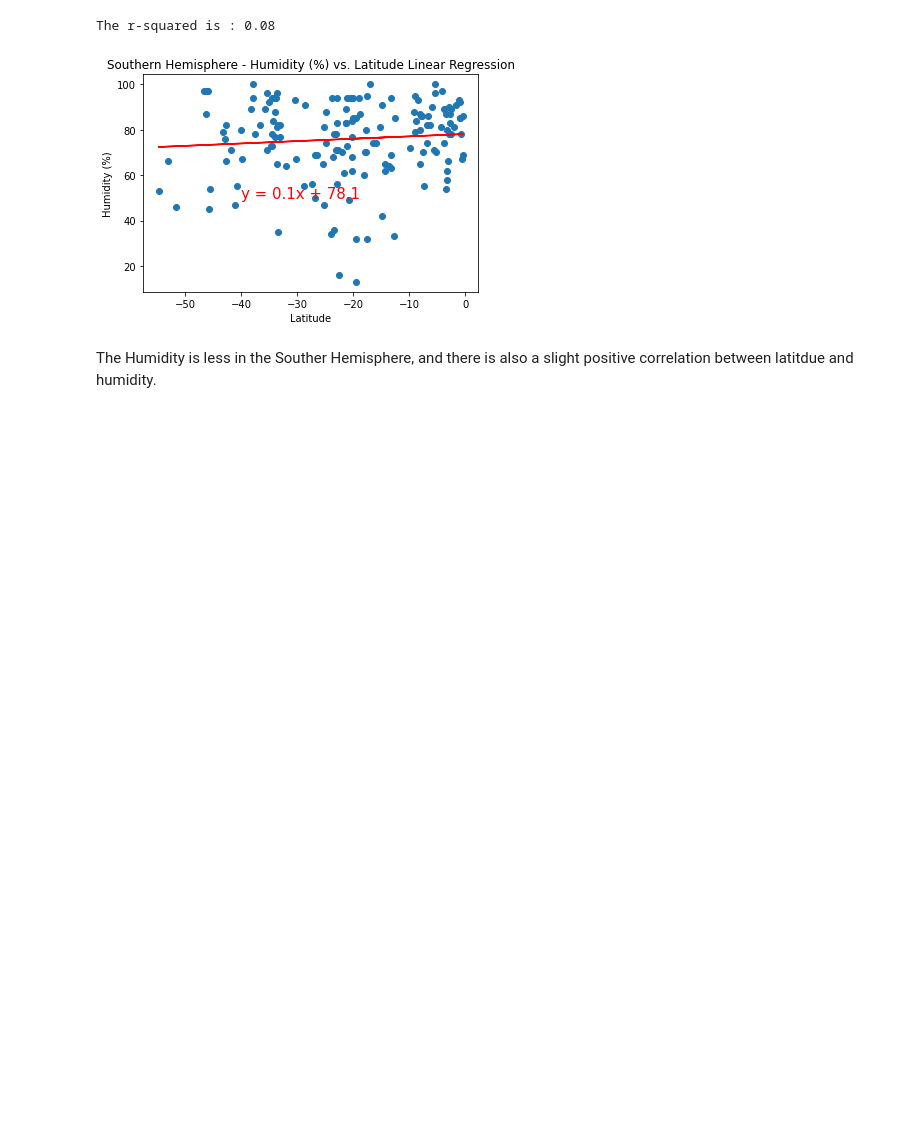
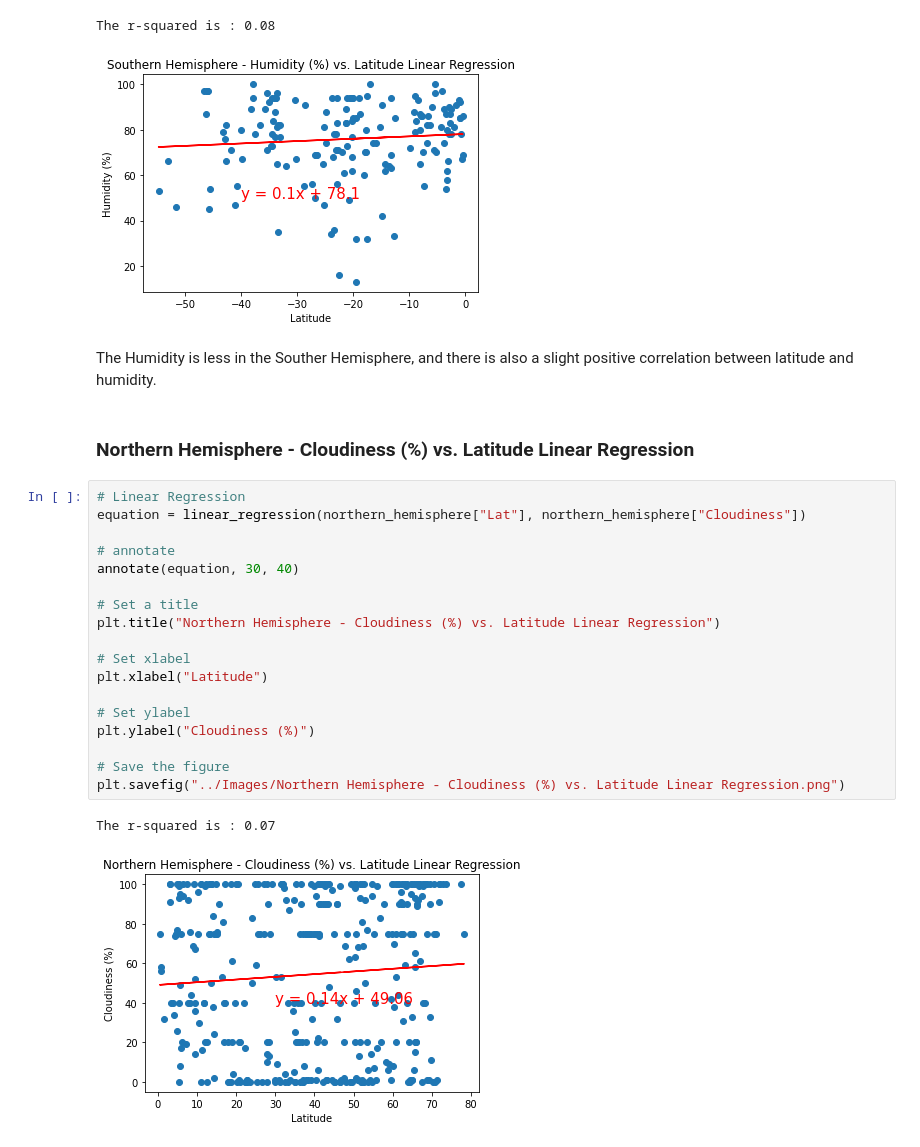
Before and after one commit to dejayru/python-api-chanllenge, a Jupyter notebook: WeatherPy/WeatherPy.ipynb, the cells around one changed output. Cells and saved outputs as stored; diff of their text form; blank space fills up the shorter version.

Commit message:
Cloudiness

```diff
--- a/WeatherPy/WeatherPy.ipynb
+++ b/WeatherPy/WeatherPy.ipynb
@@ -387,4 +387,27 @@ plt.savefig("../Images/Southern Hemisphere - Humidity (%) vs. Latitude Linear Re
 The r-squared is : 0.08
 [figure]
 # %% [markdown]
-The Humidity is less in the Souther Hemisphere, and there is also a slight positive correlation between latitdue and humidity.
+The Humidity is less in the Souther Hemisphere, and there is also a slight positive correlation between latitude and humidity.
+# %% [markdown]
+### Northern Hemisphere - Cloudiness (%) vs. Latitude Linear Regression
+# %%
+# Linear Regression
+equation = linear_regression(northern_hemisphere["Lat"], northern_hemisphere["Cloudiness"])
+
+# annotate
+annotate(equation, 30, 40)
+
+# Set a title
+plt.title("Northern Hemisphere - Cloudiness (%) vs. Latitude Linear Regression")
+
+# Set xlabel
+plt.xlabel("Latitude")
+
+# Set ylabel
+plt.ylabel("Cloudiness (%)")
+
+# Save the figure
+plt.savefig("../Images/Northern Hemisphere - Cloudiness (%) vs. Latitude Linear Regression.png")
+# %% [output]
+The r-squared is : 0.07
+[figure, added]
```
Also changed, not shown: parts of 5 cells of this notebook, 2 other files.
